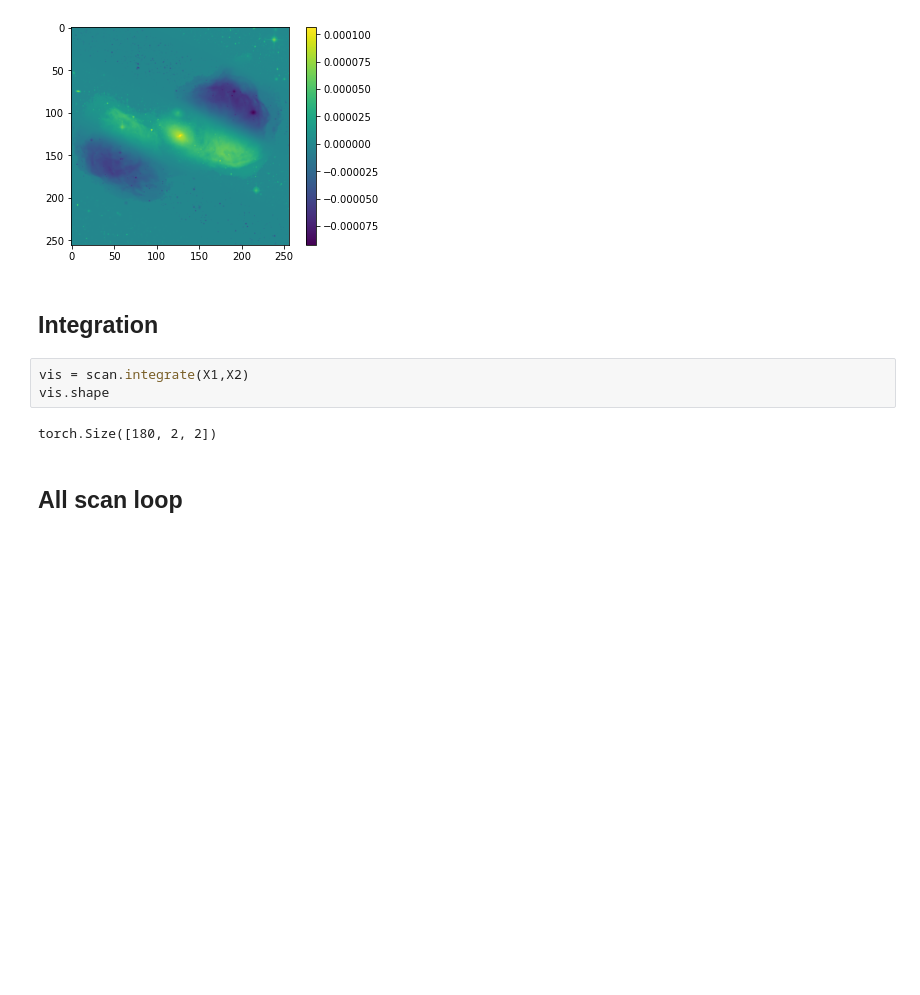
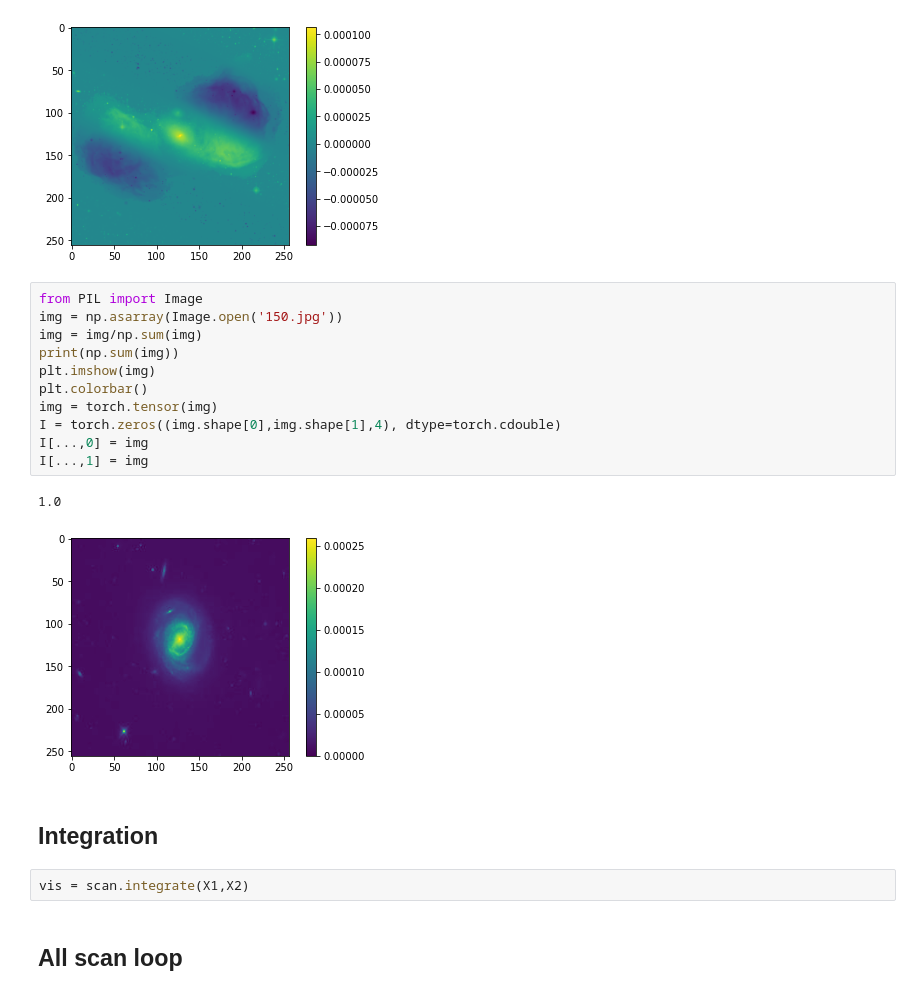
Before and after one commit to radionets-project/pyvisgen, a Jupyter notebook: examples/visibility.ipynb, the cells around one changed output. Saved outputs shown, nothing was run; the diff lists cells and outputs as text; blank space fills up the shorter version.

```diff
--- a/examples/visibility.ipynb
+++ b/examples/visibility.ipynb
@@ -81,13 +74,24 @@ plt.colorbar()
 plt.show()
 # %% [output]
 [figure]
+# %%
+from PIL import Image
+img = np.asarray(Image.open('150.jpg'))
+img = img/np.sum(img)
+print(np.sum(img))
+plt.imshow(img)
+plt.colorbar()
+img = torch.tensor(img)
+I = torch.zeros((img.shape[0],img.shape[1],4), dtype=torch.cdouble)
+I[...,0] = img
+I[...,1] = img
+# %% [output]
+1.0
+[figure, added]
 # %% [markdown]
 ## Integration
 # %%
 vis = scan.integrate(X1,X2)
-vis.shape
-# %% [output]
-torch.Size([180, 2, 2])
 # %% [markdown]
 ## All scan loop
 # %%
```
Also changed, not shown: parts of 14 cells of this notebook, 2 other files.
